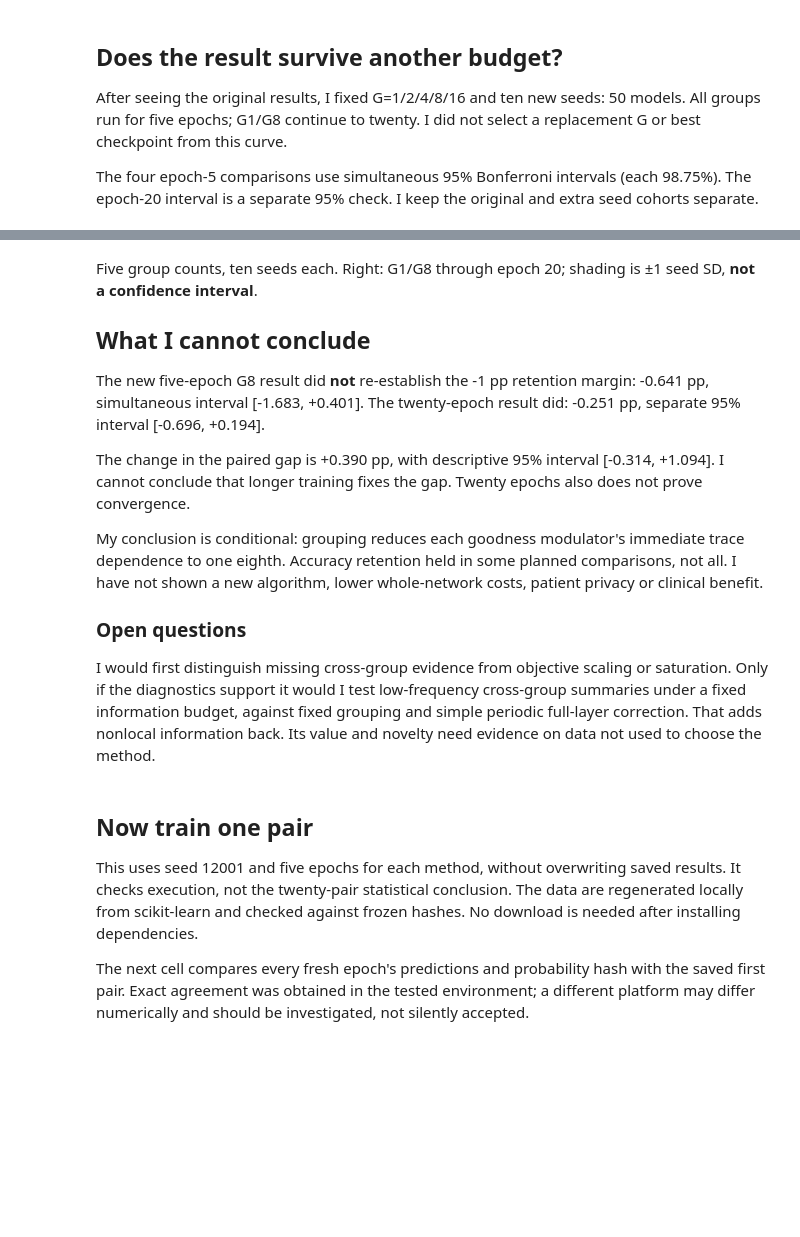
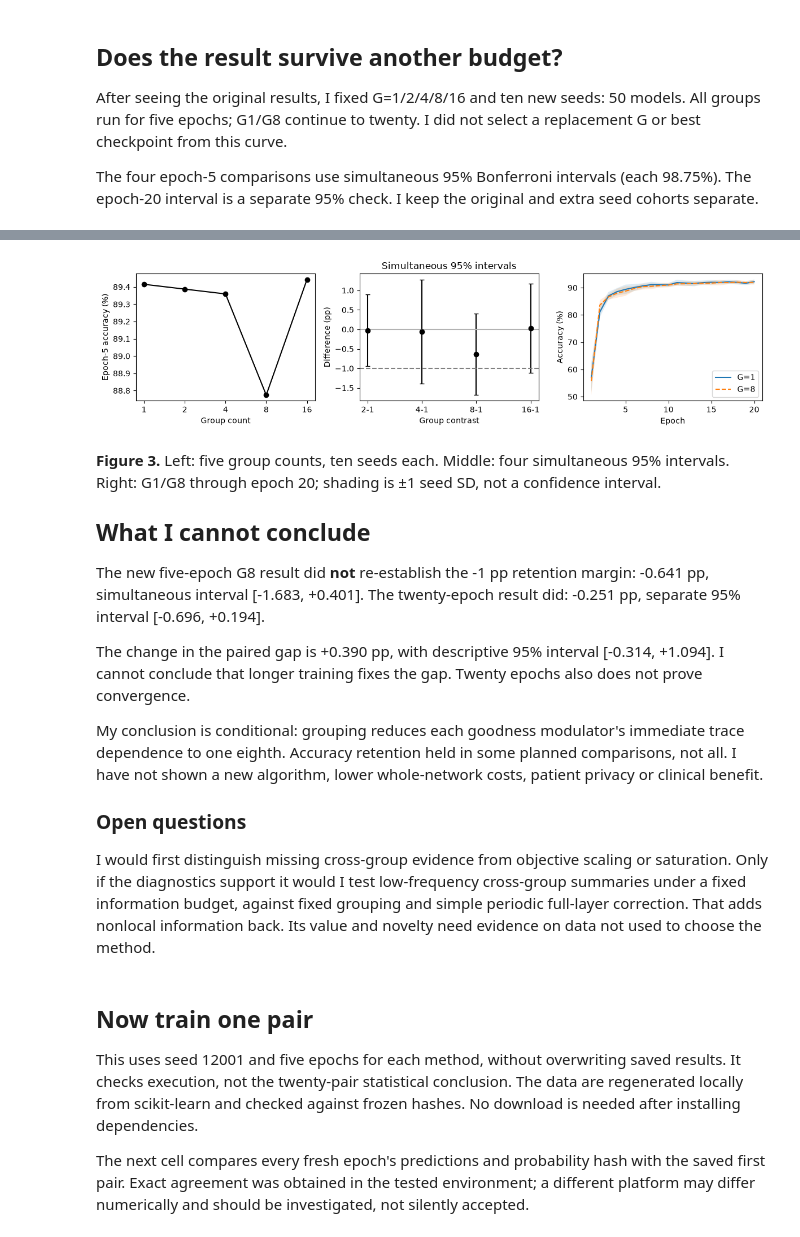
Before and after one commit to Crystal0101/csdp-local-goodness, a Jupyter notebook: demo.ipynb, the cells around one changed output, grey strips where cells are left out. Saved outputs shown, nothing was run; the diff lists cells and outputs as text; code cells hidden in the pictures; blank space fills up the shorter version.

```diff
--- a/demo.ipynb
+++ b/demo.ipynb
@@ -151,0 +62,4 @@ All 750 epoch accuracies recomputed; pairing records agree.
+# %%
+comparisons = analyse_results(saved)
+print_seed_table(saved, "primary", 5)
+print_comparisons(comparisons, ["primary"])
@@ -227,5 +154,10 @@ Change in gap: 0.38997214484679005 descriptive 95% interval: [-0.31421846  1.094
+# %%
+plot_supplement(saved, comparisons)
+plt.show()
+# %% [output]
+[figure, added]
 # %% [markdown]
-Five group counts, ten seeds each. Right: G1/G8 through epoch 20; shading is ±1 seed SD, **not a confidence interval**.
+**Figure 3.** Left: five group counts, ten seeds each. Middle: four simultaneous 95% intervals. Right: G1/G8 through epoch 20; shading is ±1 seed SD, not a confidence interval.
 
 ## What I cannot conclude
 
```
Also changed, not shown: parts of 19 cells of this notebook, 5 other files.
